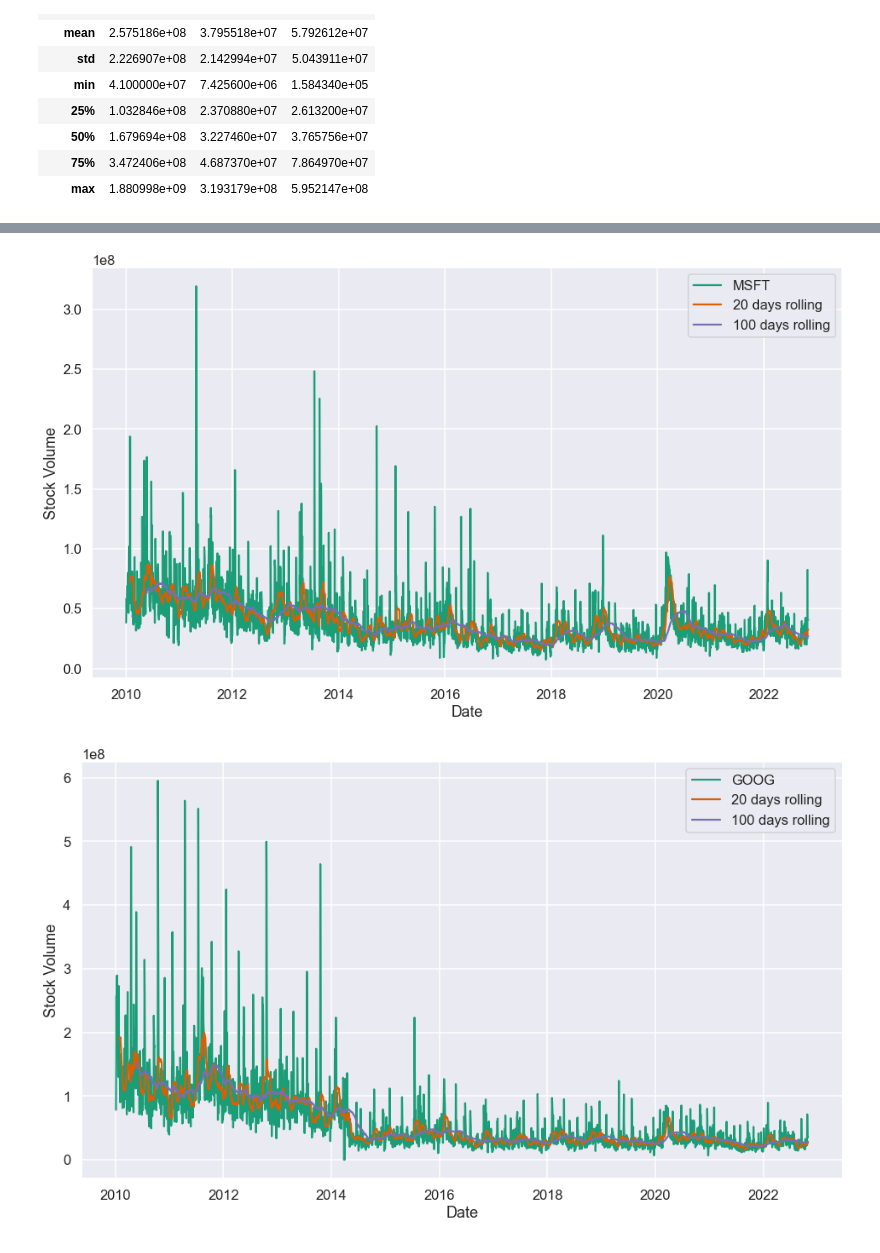
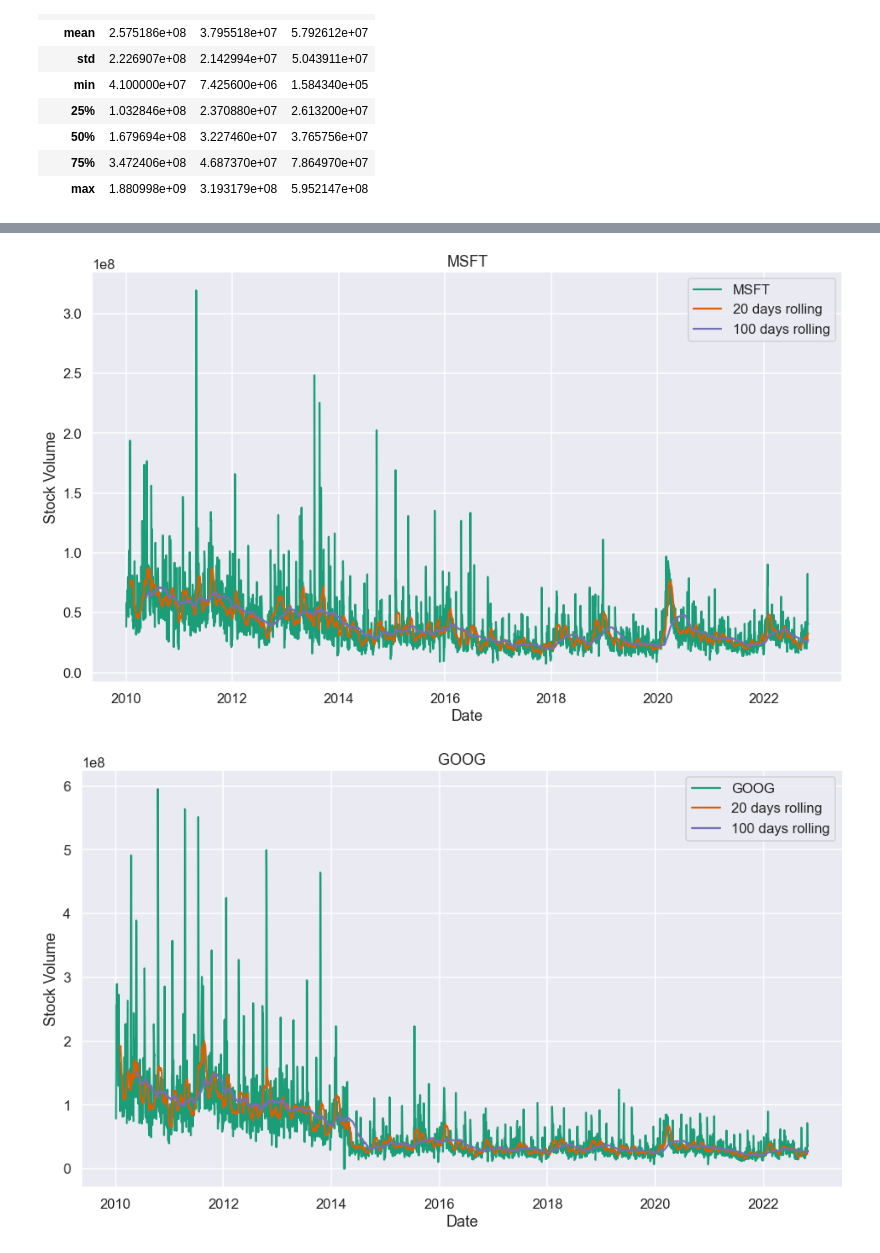
Before and after one commit to Jesus-Almansa/Final_Project_DA, a Jupyter notebook: project.ipynb, the cells around one changed output, grey strips where cells are left out. Saved outputs shown, nothing was run; the diff lists cells and outputs as text; code cells hidden in the pictures.

```diff
--- a/project.ipynb
+++ b/project.ipynb
@@ -130,6 +130,8 @@ for i in tickers:
     # Plot everything by leveraging the very powerful matplotlib package
     fig, ax = plt.subplots(figsize=(13,6))
 
+    plt.title(i)
+
     ax.plot(ticker.index, ticker, label=i)
     ax.plot(short_rolling_ticker.index, short_rolling_ticker, label='20 days rolling')
     ax.plot(long_rolling_ticker.index, long_rolling_ticker, label='100 days rolling')
@@ -153,6 +155,8 @@ for i in tickers:
     # Plot everything by leveraging the very powerful matplotlib package
     fig, ax = plt.subplots(figsize=(16,9))
 
+    plt.title(i)
+
     ax.plot(ticker.index, ticker, label=i)
     ax.plot(short_rolling_ticker.index, short_rolling_ticker, label='20 days rolling')
     ax.plot(long_rolling_ticker.index, long_rolling_ticker, label='100 days rolling')
@@ -165,2 +169,2 @@ for i in tickers:
-[figure, old version]
+[figure, new version]
-[figure, old version]
+[figure, new version]
```
Also changed, not shown: parts of 2 cells of this notebook.
